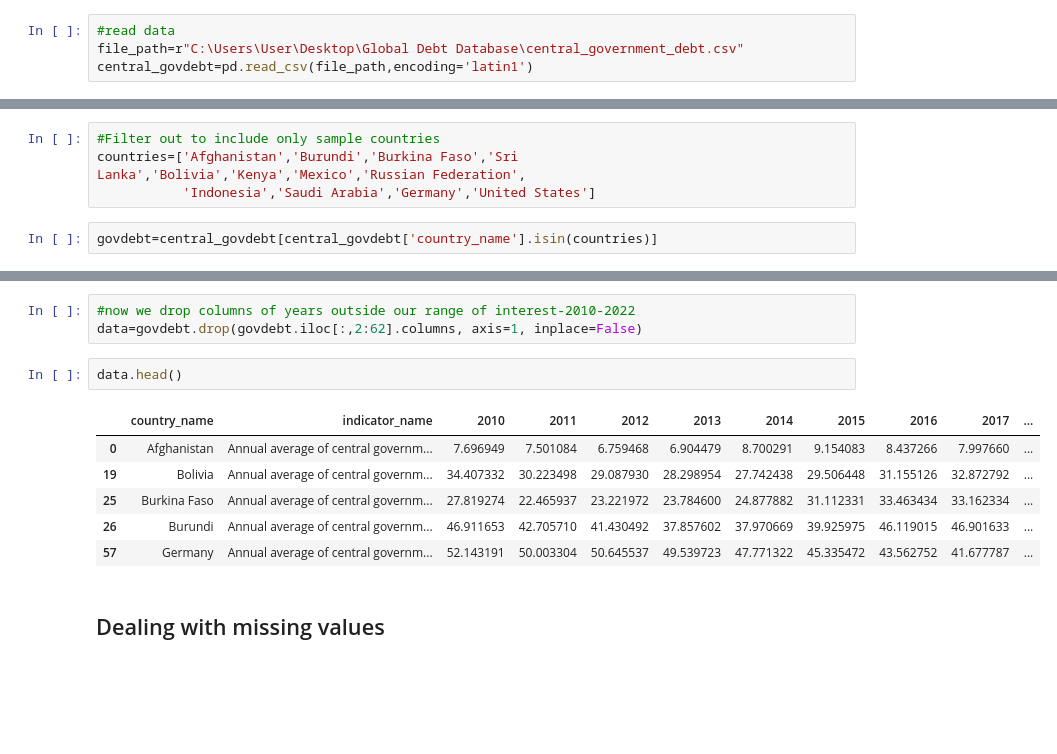
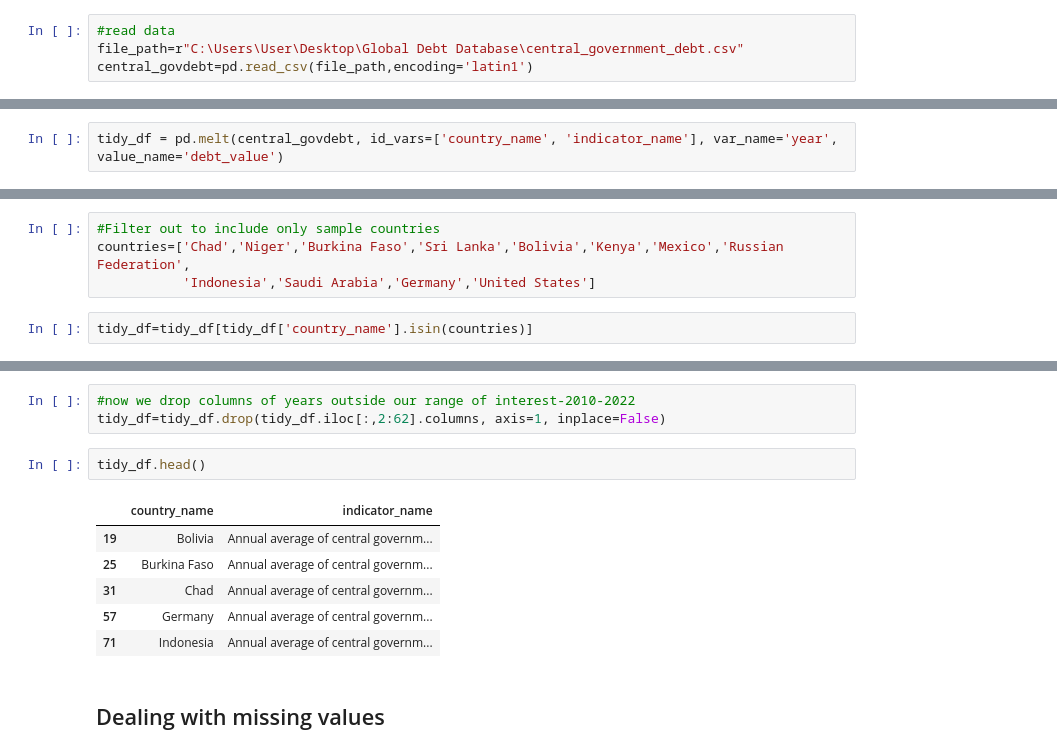
Before and after one commit to WamzMwangi/Global_Debt_Analysis, a Jupyter notebook: Central Government Debt.ipynb, the cells around one changed output, grey strips where cells are left out. Cells and saved outputs as stored; diff of their text form; blank space fills up the shorter version.

Commit message:
Tidy data

```diff
--- a/Central Government Debt.ipynb
+++ b/Central Government Debt.ipynb
@@ -20,0 +14,2 @@ central_govdebt.head(2)
+# %%
+tidy_df = pd.melt(central_govdebt, id_vars=['country_name', 'indicator_name'], var_name='year', value_name='debt_value')
@@ -21,7 +25,7 @@ central_govdebt.head(2)
 # %%
 #Filter out to include only sample countries
-countries=['Afghanistan','Burundi','Burkina Faso','Sri Lanka','Bolivia','Kenya','Mexico','Russian Federation',
+countries=['Chad','Niger','Burkina Faso','Sri Lanka','Bolivia','Kenya','Mexico','Russian Federation',
            'Indonesia','Saudi Arabia','Germany','United States']
 # %%
-govdebt=central_govdebt[central_govdebt['country_name'].isin(countries)]
+tidy_df=tidy_df[tidy_df['country_name'].isin(countries)]
 # %%
@@ -44,15 +48,15 @@ govdebt
 # %%
 #now we drop columns of years outside our range of interest-2010-2022
-data=govdebt.drop(govdebt.iloc[:,2:62].columns, axis=1, inplace=False)
+tidy_df=tidy_df.drop(tidy_df.iloc[:,2:62].columns, axis=1, inplace=False)
 # %%
-data.head()
+tidy_df.head()
 # %% [output]
-|  | country_name | indicator_name | 2010 | 2011 | 2012 | 2013 | 2014 | 2015 | 2016 | 2017 | ... |
-| 0 | Afghanistan | Annual average of central governm... | 7.696949 | 7.501084 | 6.759468 | 6.904479 | 8.700291 | 9.154083 | 8.437266 | 7.997660 | ... |
-| 19 | Bolivia | Annual average of central governm... | 34.407332 | 30.223498 | 29.087930 | 28.298954 | 27.742438 | 29.506448 | 31.155126 | 32.872792 | ... |
-| 25 | Burkina Faso | Annual average of central governm... | 27.819274 | 22.465937 | 23.221972 | 23.784600 | 24.877882 | 31.112331 | 33.463434 | 33.162334 | ... |
-| 26 | Burundi | Annual average of central governm... | 46.911653 | 42.705710 | 41.430492 | 37.857602 | 37.970669 | 39.925975 | 46.119015 | 46.901633 | ... |
-| 57 | Germany | Annual average of central governm... | 52.143191 | 50.003304 | 50.645537 | 49.539723 | 47.771322 | 45.335472 | 43.562752 | 41.677787 | ... |
+|  | country_name | indicator_name |
+| 19 | Bolivia | Annual average of central governm... |
+| 25 | Burkina Faso | Annual average of central governm... |
+| 31 | Chad | Annual average of central governm... |
+| 57 | Germany | Annual average of central governm... |
+| 71 | Indonesia | Annual average of central governm... |
 # %% [markdown]
 ## Dealing with missing values
 # %%
```
Also changed, not shown: parts of 3 cells of this notebook, 1 other file.
